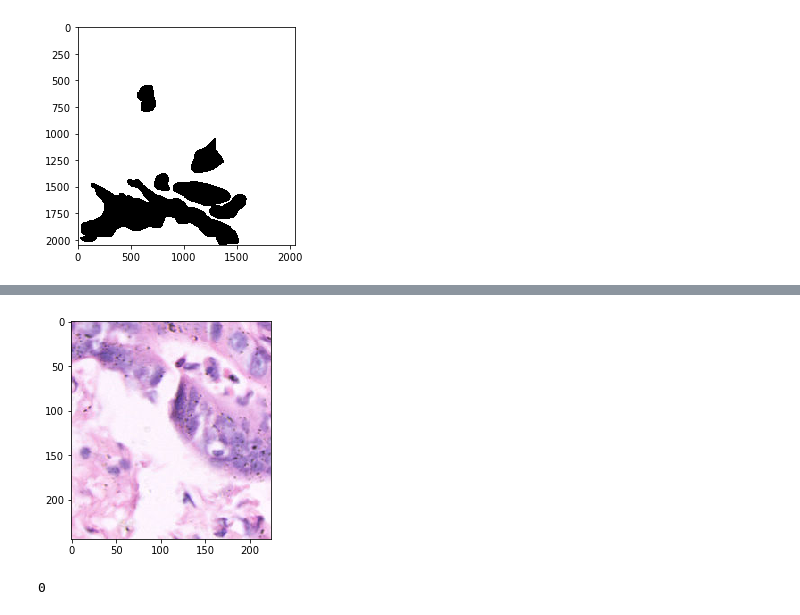
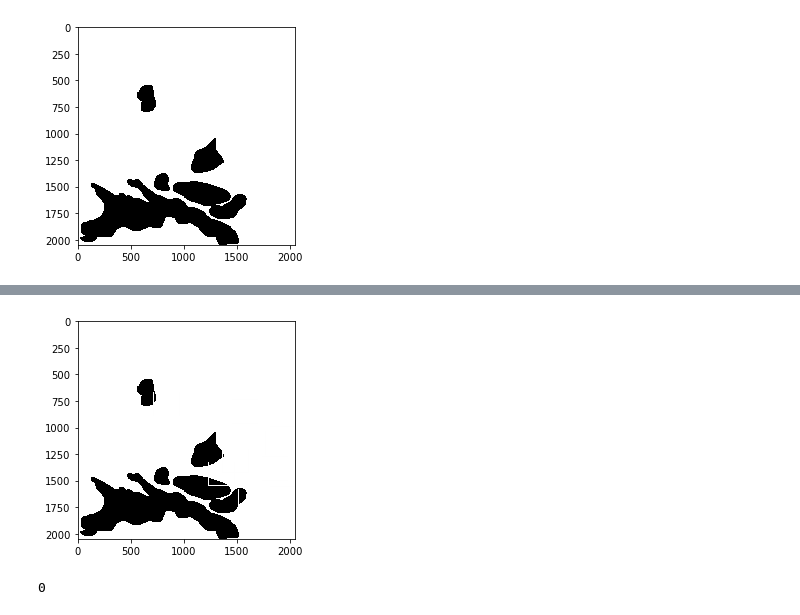
Before and after one commit to utayao/Challenge_DataDreams, a Jupyter notebook: ipython_notebook/image_visualization.ipynb, the cells around one changed output, grey strips where cells are left out. Saved outputs shown, nothing was run; the diff lists cells and outputs as text; code cells hidden in the pictures.

```diff
--- a/ipython_notebook/image_visualization.ipynb
+++ b/ipython_notebook/image_visualization.ipynb
@@ -106,7 +247,7 @@ p = extract_random_patch_from_contour(img,label,(224,244
-# %%
-display(p[0])
-# %% [output]
-[figure, removed]
+# %%
+display(label*255)
+# %% [output]
+[figure, added]
 # %%
 label[0,0]
 # %% [output]
```
Also changed, not shown: parts of 4 cells of this notebook, 3 other files.
